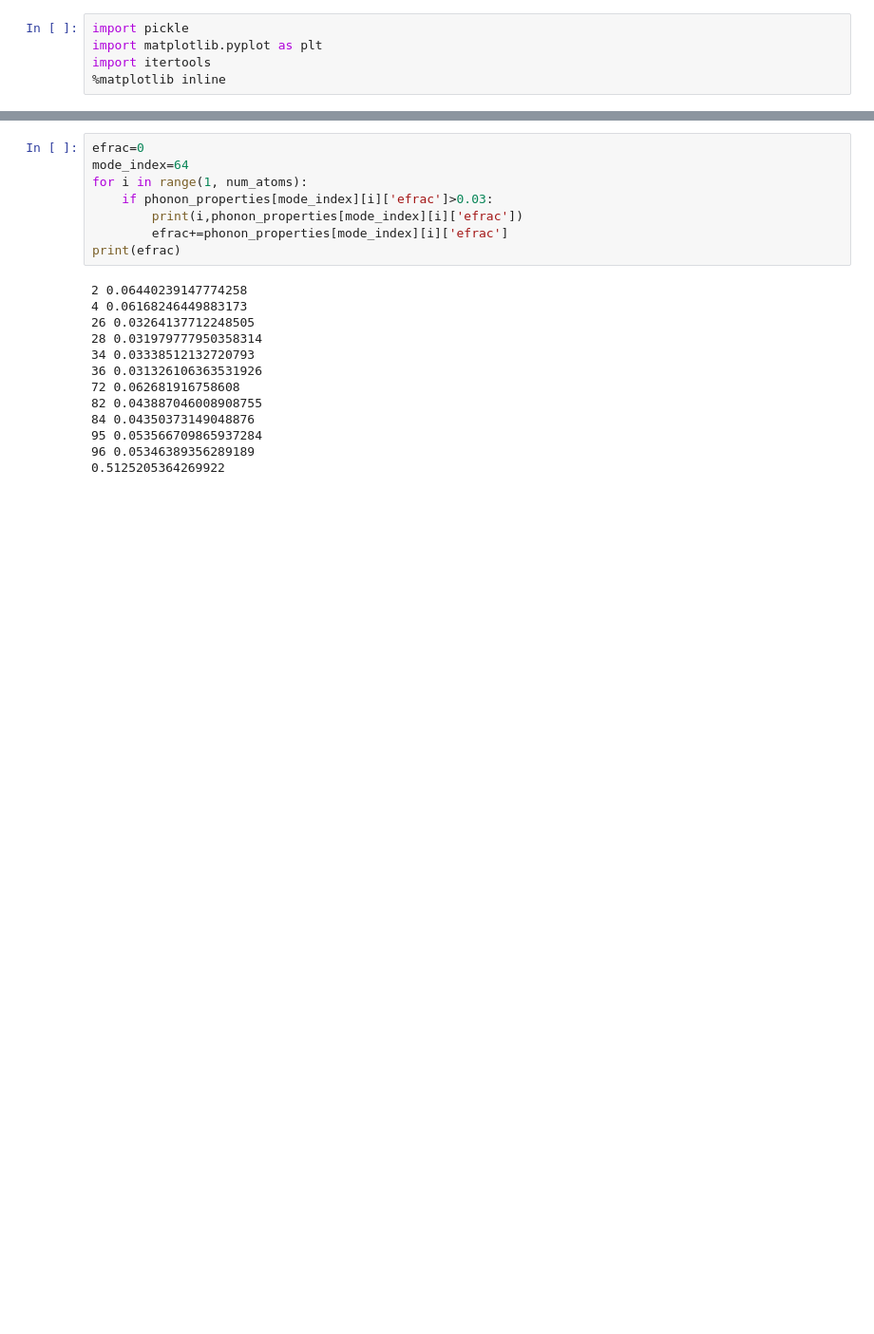
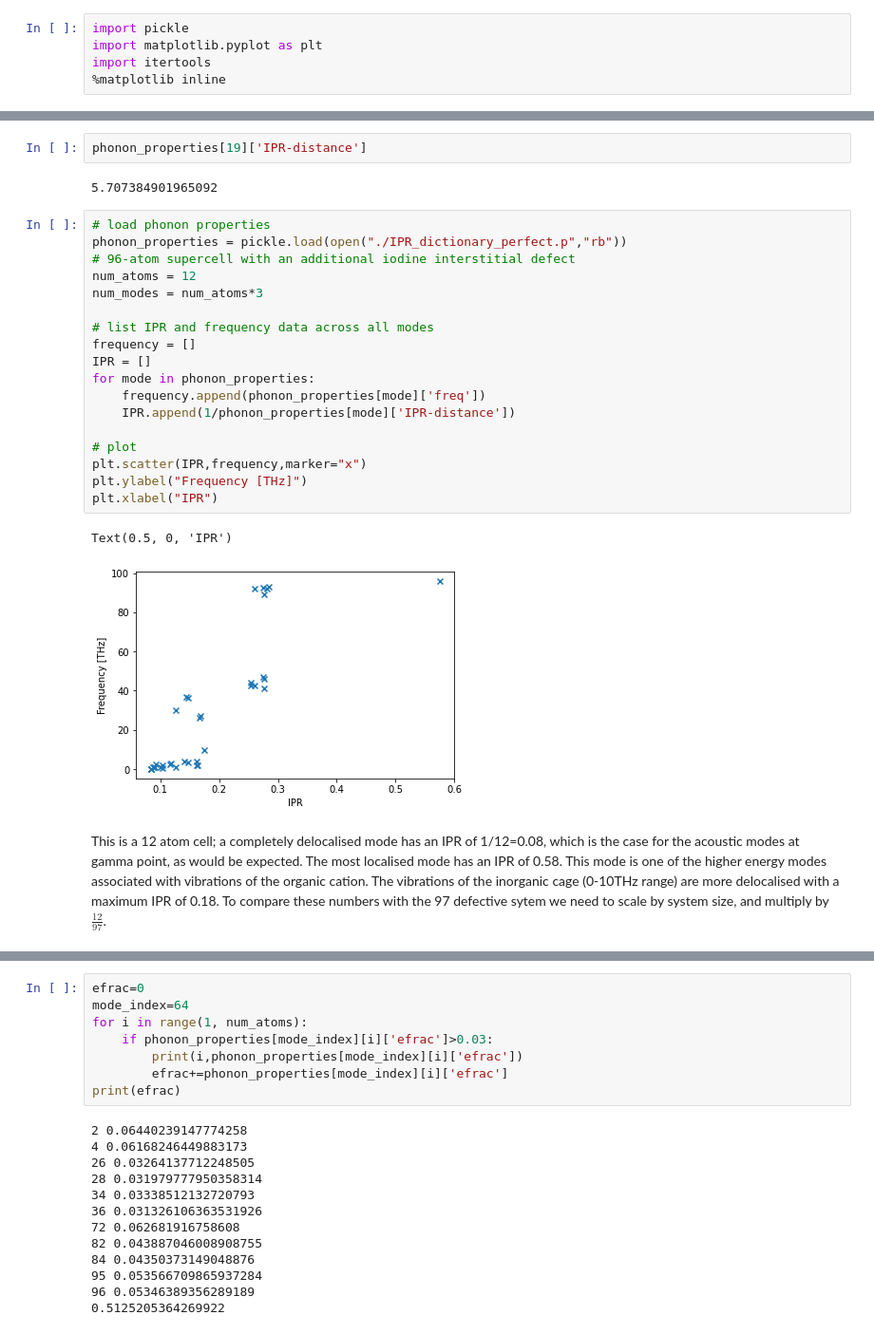
Before and after one commit to lucydot/MAPI_iodine_vibrations, a Jupyter notebook: IPR_data/IPR_analysis.ipynb, the cells around one changed output, grey strips where cells are left out. Shown: that part at 95% size. Drawn from its saved outputs; the diff is of its cells as text; blank space fills up the shorter version.

```diff
--- a/IPR_data/IPR_analysis.ipynb
+++ b/IPR_data/IPR_analysis.ipynb
@@ -33,0 +37,27 @@ The Inverse Participation Ratio (IPR) can be calculated using the [juliaphonons
+# %%
+phonon_properties[19]['IPR-distance']
+# %% [output]
+5.707384901965092
+# %%
+# load phonon properties
+phonon_properties = pickle.load(open("./IPR_dictionary_perfect.p","rb"))
+# 96-atom supercell with an additional iodine interstitial defect
+num_atoms = 12
+num_modes = num_atoms*3
+
+# list IPR and frequency data across all modes
+frequency = []
+IPR = []
+for mode in phonon_properties:
+    frequency.append(phonon_properties[mode]['freq'])
+    IPR.append(1/phonon_properties[mode]['IPR-distance'])
+
+# plot
+plt.scatter(IPR,frequency,marker="x")
+plt.ylabel("Frequency [THz]")
+plt.xlabel("IPR")
+# %% [output]
+Text(0.5, 0, 'IPR')
+[figure, added]
+# %% [markdown]
+This is a 12 atom cell; a completely delocalised mode has an IPR of 1/12=0.08, which is the case for the acoustic modes at gamma point, as would be expected. The most localised mode has an IPR of 0.58. This mode is one of the higher energy modes associated with vibrations of the organic cation. The vibrations of the inorganic cage (0-10THz range) are more delocalised with a maximum IPR of 0.18. To compare these numbers with the 97 defective sytem we need to scale by system size, and multiply by $\frac{12}{97}$.
```
Also changed, not shown: parts of 11 cells of this notebook, 2 other files.
